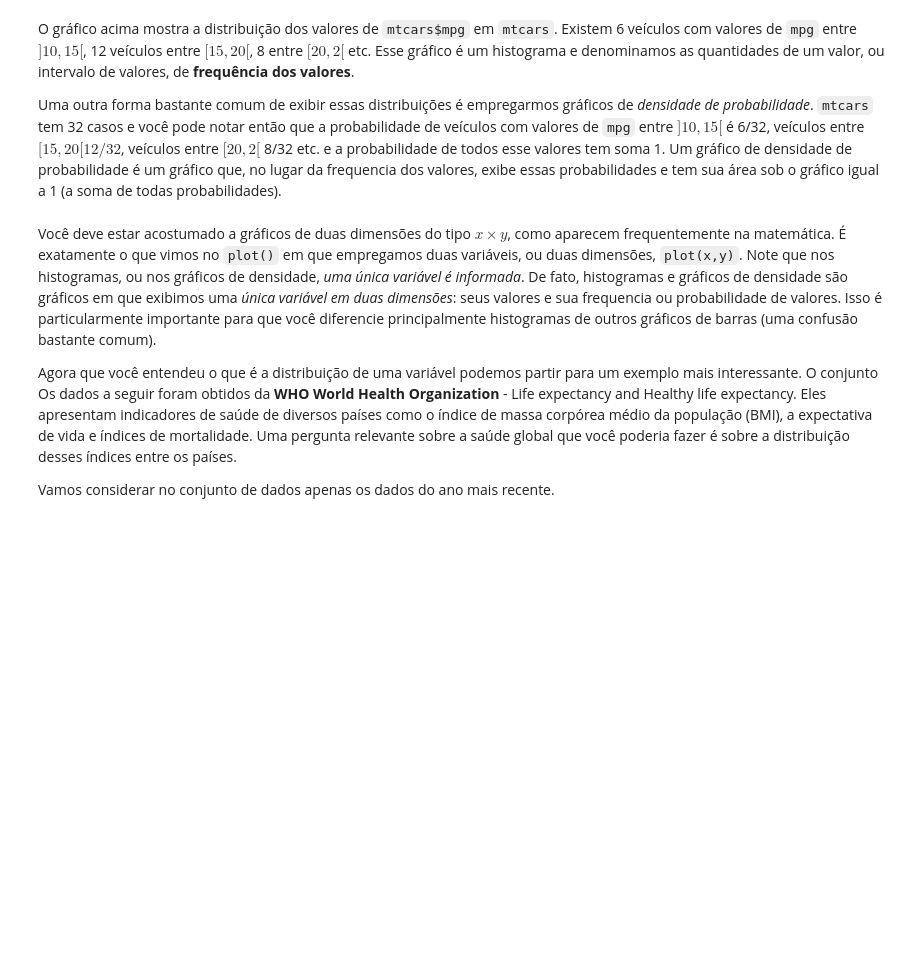
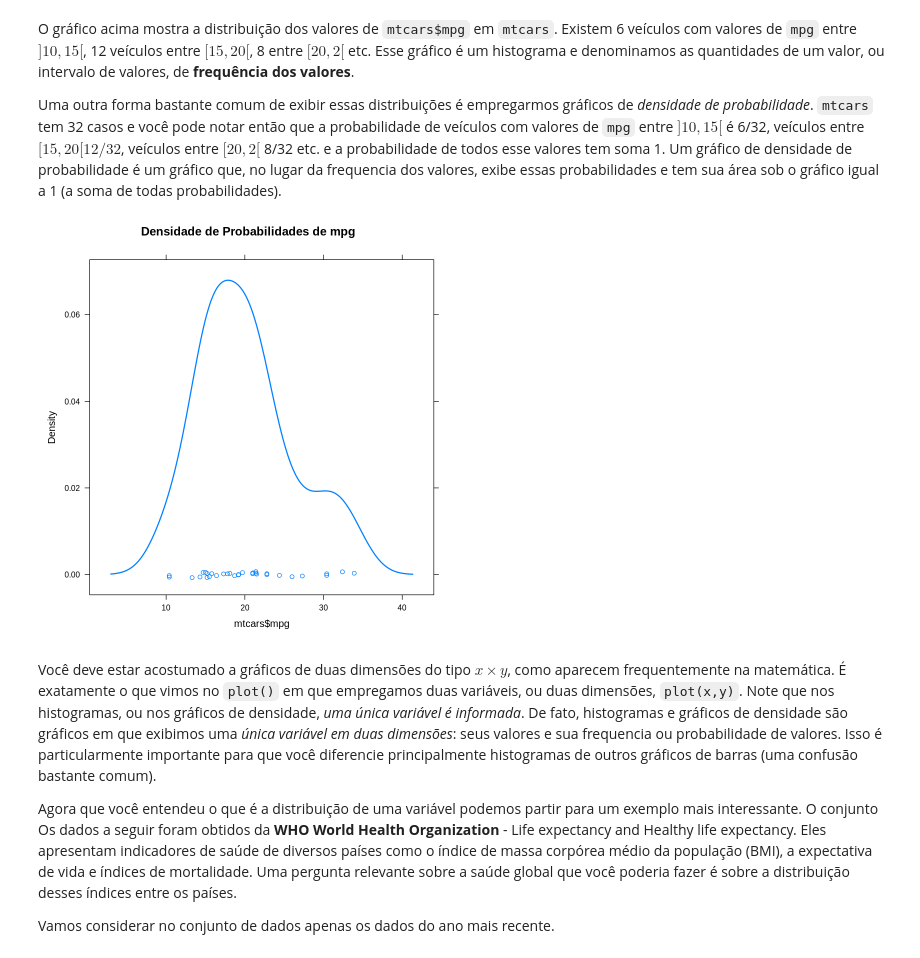
Before and after one commit to Rogerio-mack/Analise_Exploratoria_de_Dados, a Jupyter notebook: AED_4.ipynb, the cells around one changed output. Drawn from its saved outputs; the diff is of its cells as text; code cells hidden in the pictures; blank space fills up the shorter version.

```diff
--- a/AED_4.ipynb
+++ b/AED_4.ipynb
@@ -224,7 +224,10 @@ O gráfico acima mostra a distribuição dos valores de `mtcars$mpg` em `mtcars`
 
 Uma outra forma bastante comum de exibir essas distribuições é empregarmos gráficos de *densidade de probabilidade*. `mtcars` tem 32 casos e você pode notar então que a probabilidade de veículos com valores de `mpg` entre $]10,15[$ é 6/32, veículos entre $[15,20[ 12/32$, veículos entre $[20,2[$ 8/32 etc. e a probabilidade de todos esse valores tem soma 1. Um gráfico de densidade de probabilidade é um gráfico que, no lugar da frequencia dos valores, exibe essas probabilidades e tem sua área sob o gráfico igual a 1 (a soma de todas probabilidades).
 # %%
-# densityplot(mtcars$mpg, main='Densidade de Probabilidades de mpg',lwd=2)  # lwd é line witdh, a largura da linha
+library(lattice)
+densityplot(mtcars$mpg, main='Densidade de Probabilidades de mpg',lwd=2)  # lwd é line witdh, a largura da linha
+# %% [output]
+[figure, added]
 # %% [markdown]
 Você deve estar acostumado a gráficos de duas dimensões do tipo $x \times y$, como aparecem frequentemente na matemática. É exatamente o que vimos no `plot()` em que empregamos duas variáveis, ou duas dimensões, `plot(x,y)`. Note que nos histogramas, ou nos gráficos de densidade, *uma única variável é informada*. De fato, histogramas e gráficos de densidade são gráficos em que exibimos uma *única variável em duas dimensões*: seus valores e sua frequencia ou probabilidade de valores. Isso é particularmente importante para que você diferencie principalmente histogramas de outros gráficos de barras (uma confusão bastante comum).
 
```
Also changed, not shown: parts of 3 cells of this notebook.
